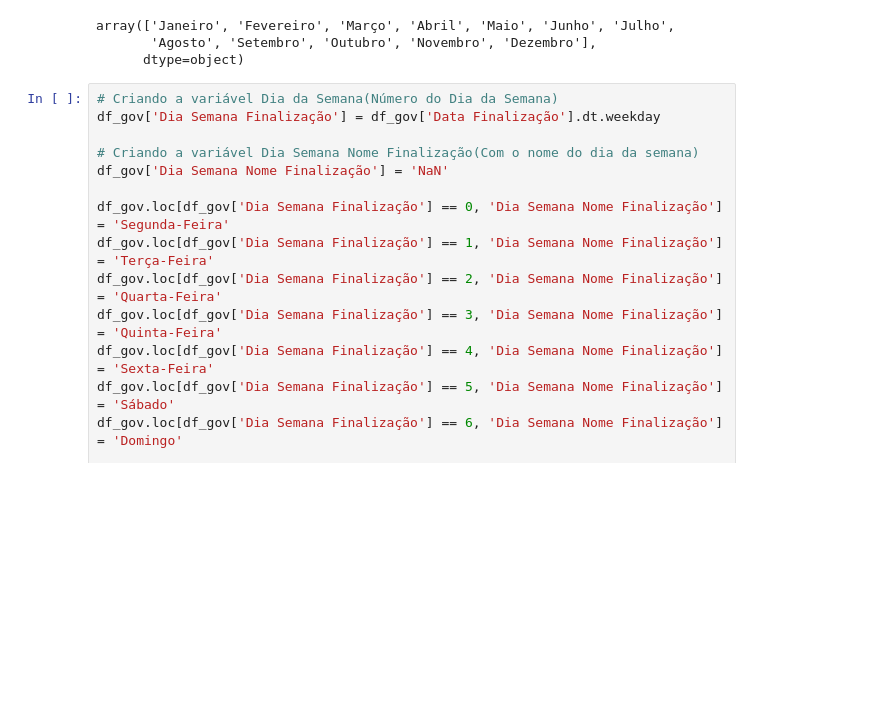
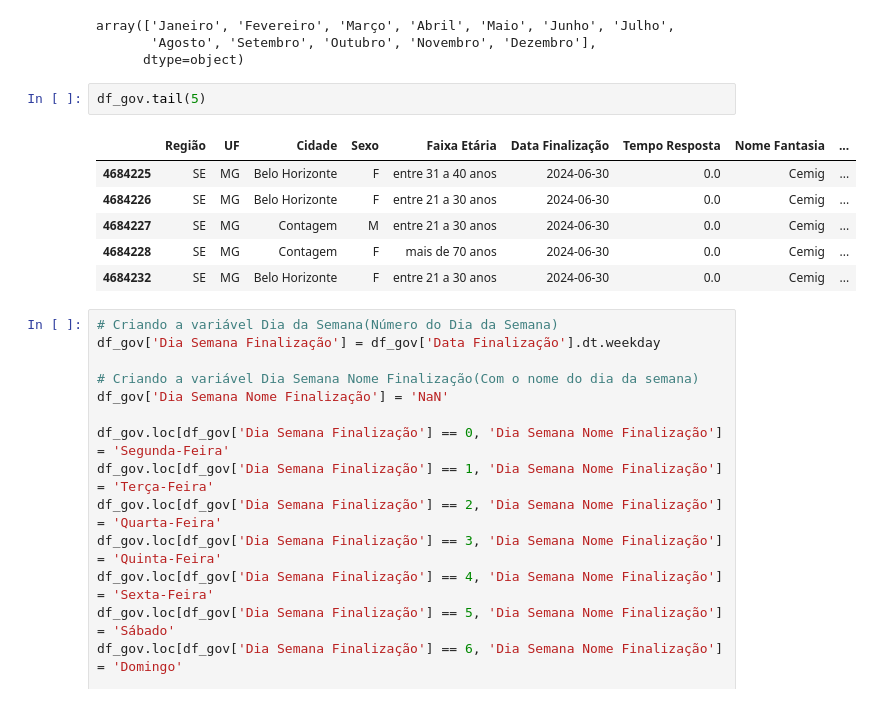
Before and after one commit to Prog-LucasAlves/AED_Consumidor_Gov_Br, a Jupyter notebook: ETL/data_etl.ipynb, the cells around one changed output. Drawn from its saved outputs; the diff is of its cells as text; blank space fills up the shorter version.

```diff
--- a/ETL/data_etl.ipynb
+++ b/ETL/data_etl.ipynb
@@ -317,6 +317,15 @@ df_gov['Mes Nome Finalização'].unique()
 array(['Janeiro', 'Fevereiro', 'Março', 'Abril', 'Maio', 'Junho', 'Julho',
        'Agosto', 'Setembro', 'Outubro', 'Novembro', 'Dezembro'],
       dtype=object)
+# %%
+df_gov.tail(5)
+# %% [output]
+|  | Região | UF | Cidade | Sexo | Faixa Etária | Data Finalização | Tempo Resposta | Nome Fantasia | ... |
+| 4684225 | SE | MG | Belo Horizonte | F | entre 31 a 40 anos | 2024-06-30 | 0.0 | Cemig | ... |
+| 4684226 | SE | MG | Belo Horizonte | F | entre 21 a 30 anos | 2024-06-30 | 0.0 | Cemig | ... |
+| 4684227 | SE | MG | Contagem | M | entre 21 a 30 anos | 2024-06-30 | 0.0 | Cemig | ... |
+| 4684228 | SE | MG | Contagem | F | mais de 70 anos | 2024-06-30 | 0.0 | Cemig | ... |
+| 4684232 | SE | MG | Belo Horizonte | F | entre 21 a 30 anos | 2024-06-30 | 0.0 | Cemig | ... |
 # %%
 # Criando a variável Dia da Semana(Número do Dia da Semana)
 df_gov['Dia Semana Finalização'] = df_gov['Data Finalização'].dt.weekday
```
Also changed, not shown: parts of 5 cells of this notebook, 9 other files.
